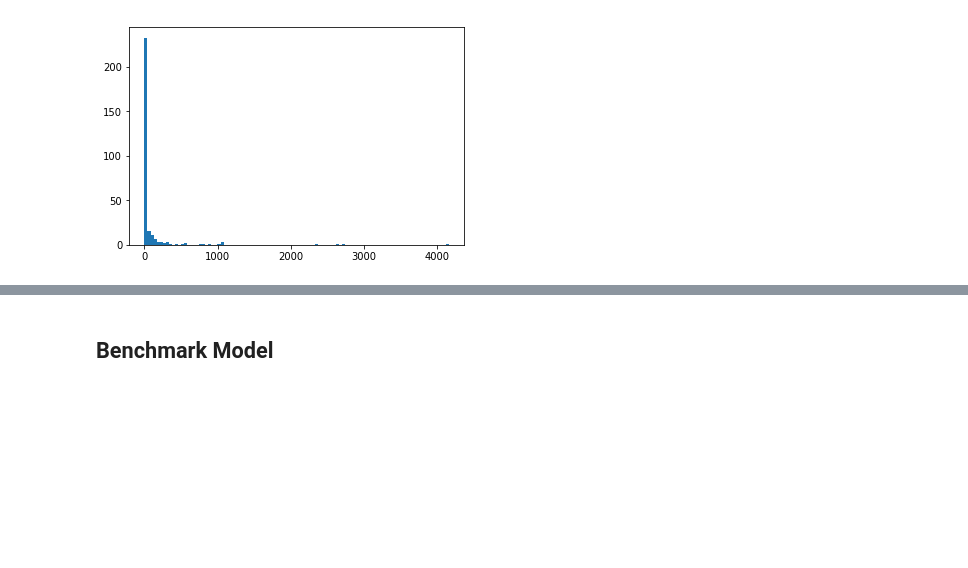
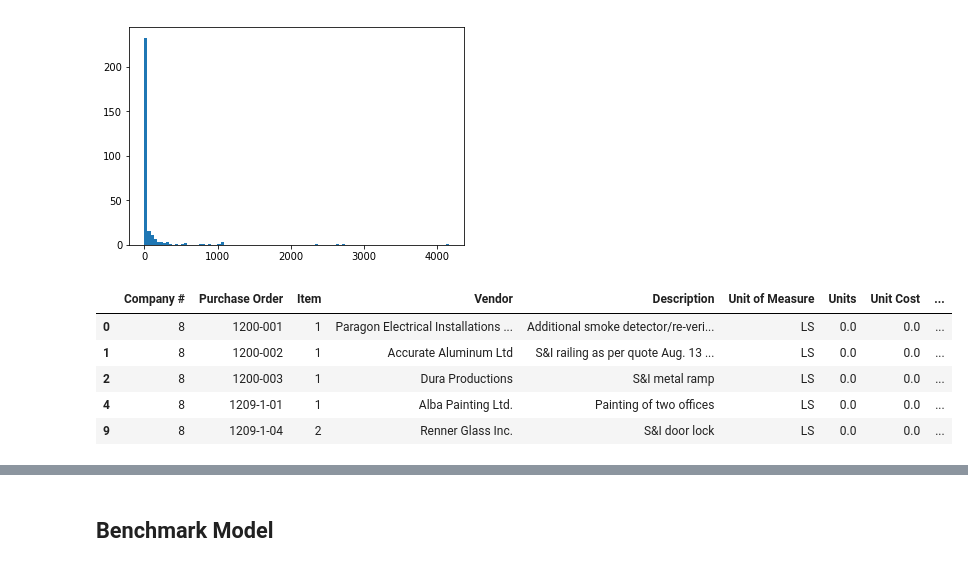
Before and after one commit to Daniel-M-Kelly/Udacity-MLND-Project, a Jupyter notebook: PO_Dataset_Exploration.ipynb, the cells around one changed output, grey strips where cells are left out. Saved outputs shown, nothing was run; the diff lists cells and outputs as text; code cells hidden in the pictures; blank space fills up the shorter version.

Commit message:
Continued Data Processing

```diff
--- a/PO_Dataset_Exploration.ipynb
+++ b/PO_Dataset_Exploration.ipynb
@@ -242,3 +293,20 @@ Average # of times a code is used: 97.42
 Median # of times a code is used: 5.50
 03-31-43 is the most used code used 4157 times
 [figure]
+# %%
+# It's a good practice to scale numerical data
+# Initialize a scaler, then apply it to the features
+scaler = MinMaxScaler()
+numerical = ['Units','Unit Cost','Cost']
+
+df_90[numerical] = scaler.fit_transform(df_90[numerical])
+
+# Show an example of a record with scaling applied
+display(df_90.head(n = 5))
+# %% [output]
+|  | Company # | Purchase Order | Item | Vendor | Description | Unit of Measure | Units | Unit Cost | ... |
+| 0 | 8 | 1200-001 | 1 | Paragon Electrical Installations ... | Additional smoke detector/re-veri... | LS | 0.0 | 0.0 | ... |
+| 1 | 8 | 1200-002 | 1 | Accurate Aluminum Ltd | S&I railing as per quote Aug. 13 ... | LS | 0.0 | 0.0 | ... |
+| 2 | 8 | 1200-003 | 1 | Dura Productions | S&I metal ramp | LS | 0.0 | 0.0 | ... |
+| 4 | 8 | 1209-1-01 | 1 | Alba Painting Ltd. | Painting of two offices | LS | 0.0 | 0.0 | ... |
+| 9 | 8 | 1209-1-04 | 2 | Renner Glass Inc. | S&I door lock | LS | 0.0 | 0.0 | ... |
```
Also changed, not shown: parts of 14 cells of this notebook.
